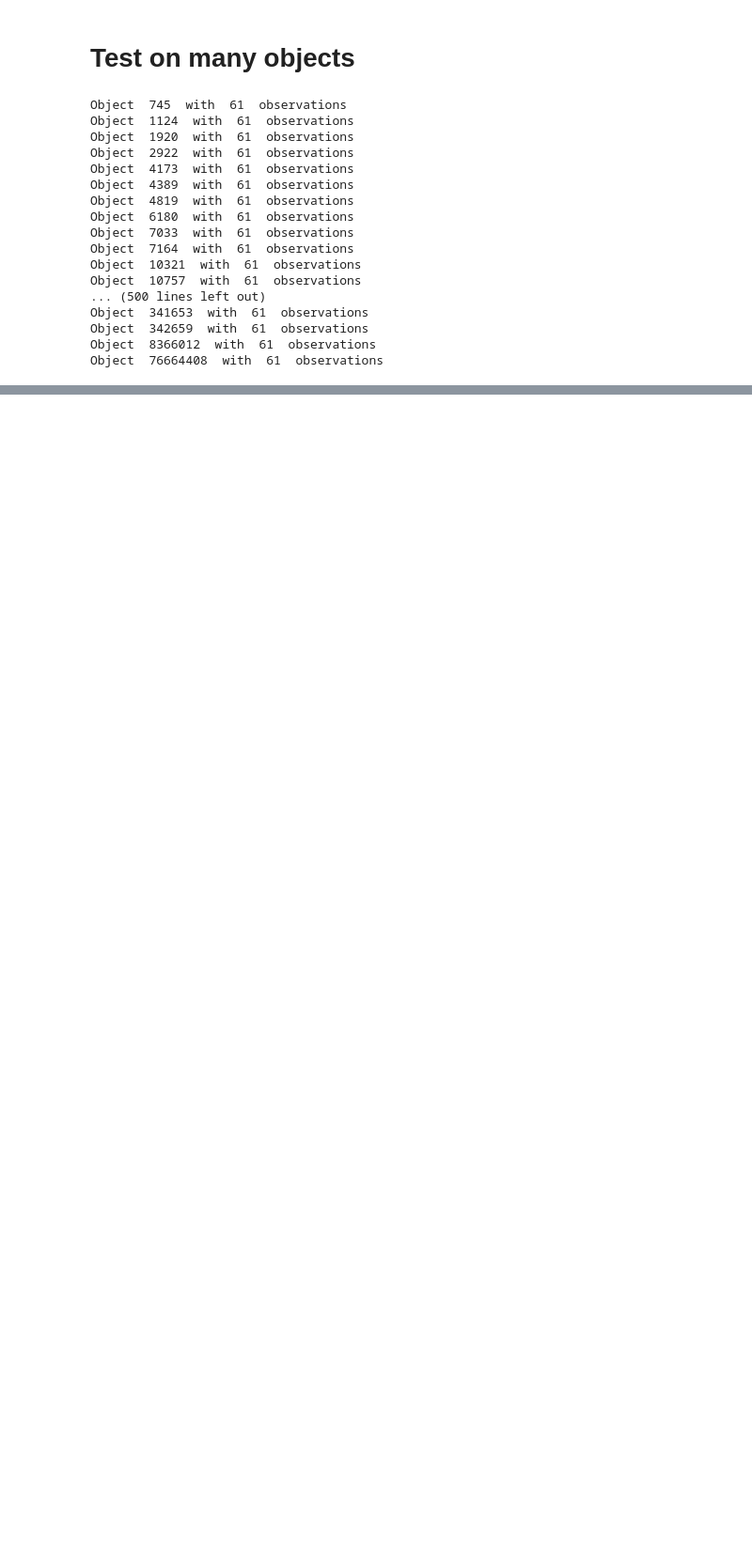
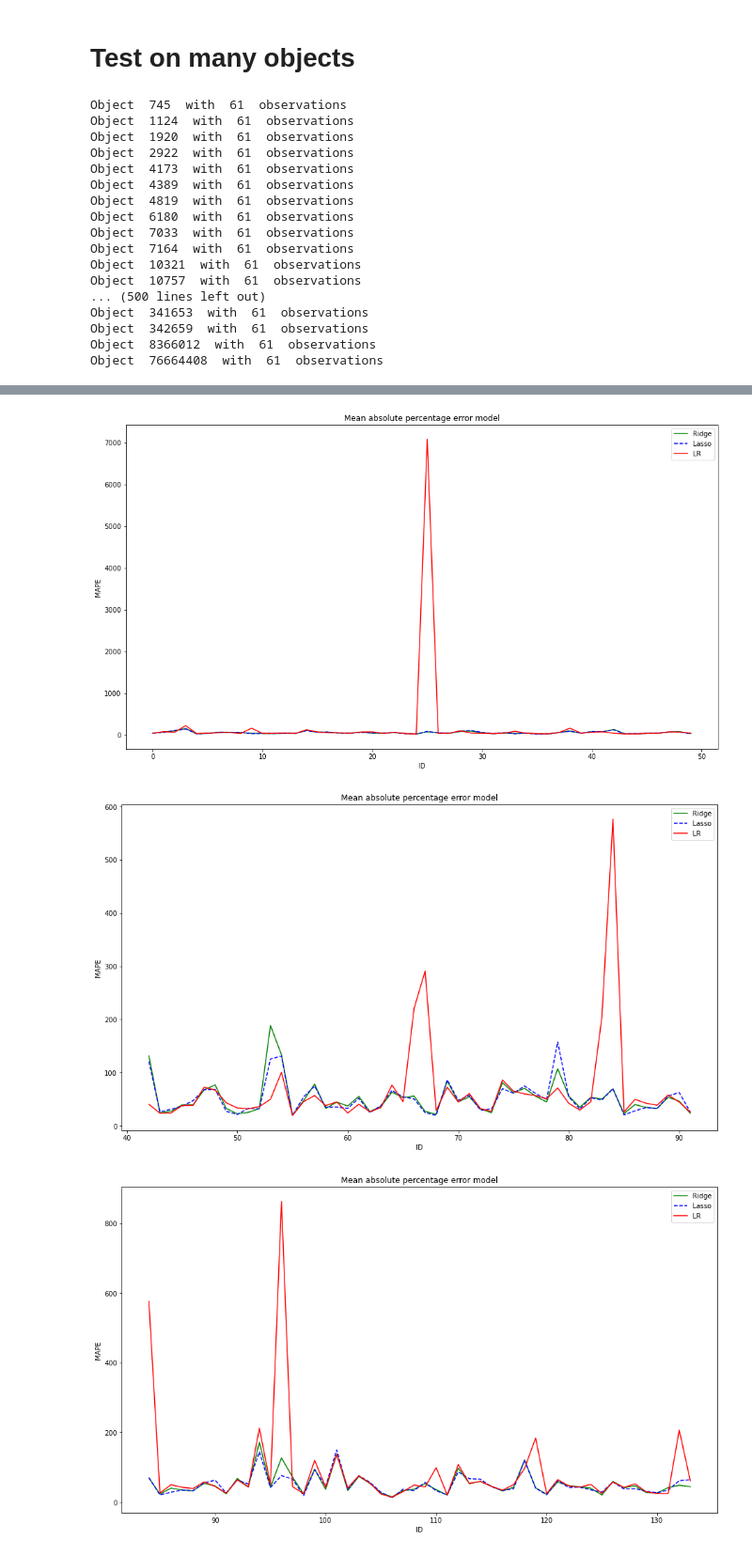
Before and after one commit to HSE-LAMBDA/light_curve_approx, a Jupyter notebook: notebooks/LinearNotebook.ipynb, the cells around one changed output, grey strips where cells are left out. Shown at 94% size. Saved outputs shown, nothing was run; the diff lists cells and outputs as text; code cells hidden in the pictures; blank space fills up the shorter version.

```diff
--- a/notebooks/LinearNotebook.ipynb
+++ b/notebooks/LinearNotebook.ipynb
@@ -288,0 +295,24 @@ report
+# %%
+mape_line = pd.DataFrame(columns=["ID", 'model', 'MAPE'])
+for i in object_ids:
+    # get an object
+    anobject_i = get_object(data, i)
+    anobject_i = add_log_lam(anobject_i)
+
+    if not is_good(anobject_i): continue
+    key = ["Ridge", "Lasso", "LR"]
+    for name in key:
+        # train / test split
+        anobject_train, anobject_test = train_test_split(anobject_i, test_size=0.5, random_state=11)
+
+        anobject_train = flux_not_negativ(anobject_train)
+        model = LR_aug.LinearRegressionAugmentation(passband2lam, mod=name)
+        model.fit(anobject_train['mjd'].values, anobject_train['flux'].values,
+                  anobject_train['flux_err'].values, anobject_train['passband'].values)
+
+        flux_pred, flux_err_pred = model.predict(anobject_test['mjd'].values, anobject_test['passband'].values, copy=True)
+
+        anobject_test_pred = compile_obj(anobject_test['mjd'].values, flux_pred, flux_err_pred, anobject_test['passband'].values)
+
+        [rmse, mae, rse, rae, mape] = utils.regression_quality_metrics_report(anobject_test['flux'].values, anobject_test_pred['flux'].values)
+        mape_line.loc[len(mape_line), :] = [i] + [name] + [mape]
@@ -288,0 +335,23 @@ report
+# %%
+mape_line_ridge = mape_line[mape_line['model'] == "Ridge"]
+mape_line_lasso = mape_line[mape_line['model'] == "Lasso"]
+mape_line_lr = mape_line[mape_line['model'] == "LR"]
+
+mape_line_ridge.index = np.arange(len(mape_line_ridge))
+mape_line_lasso.index = np.arange(len(mape_line_ridge))
+mape_line_lr.index = np.arange(len(mape_line_ridge))
+# %%
+for i in range(0, len(mape_line_ridge)-43, 42):
+    plt.figure(figsize=(16, 9))
+    plt.plot(mape_line_ridge[i:i+50].index, mape_line_ridge['MAPE'][i:i+50].values, '-g', label='Ridge')
+    plt.plot(mape_line_lasso[i:i+50].index, mape_line_lasso['MAPE'][i:i+50].values, '--b', label='Lasso')
+    plt.plot(mape_line_lr[i:i+50].index, mape_line_lr['MAPE'][i:i+50].values, 'r', label='LR')
+    plt.xlabel('ID')
+    plt.ylabel('MAPE')
+    plt.title('Mean absolute percentage error model')
+    plt.legend()
+    plt.show()
+# %% [output]
+[figure, added]
+[figure, added]
+[figure, added]
```
Also changed, not shown: parts of 12 cells of this notebook, 6 other files.
